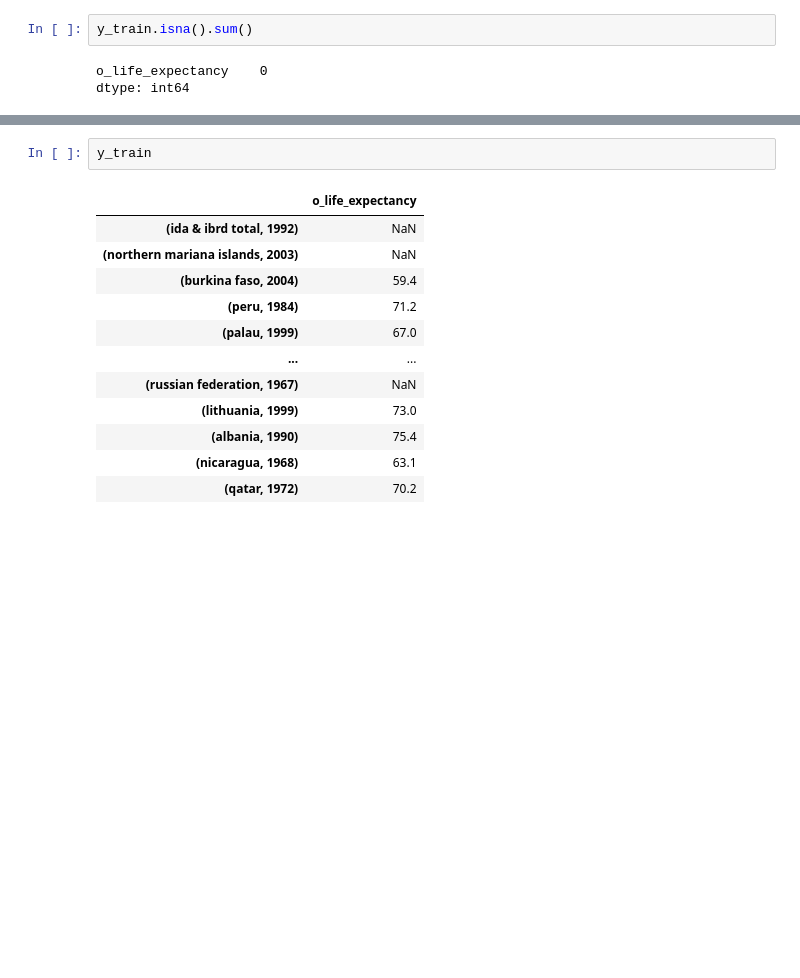
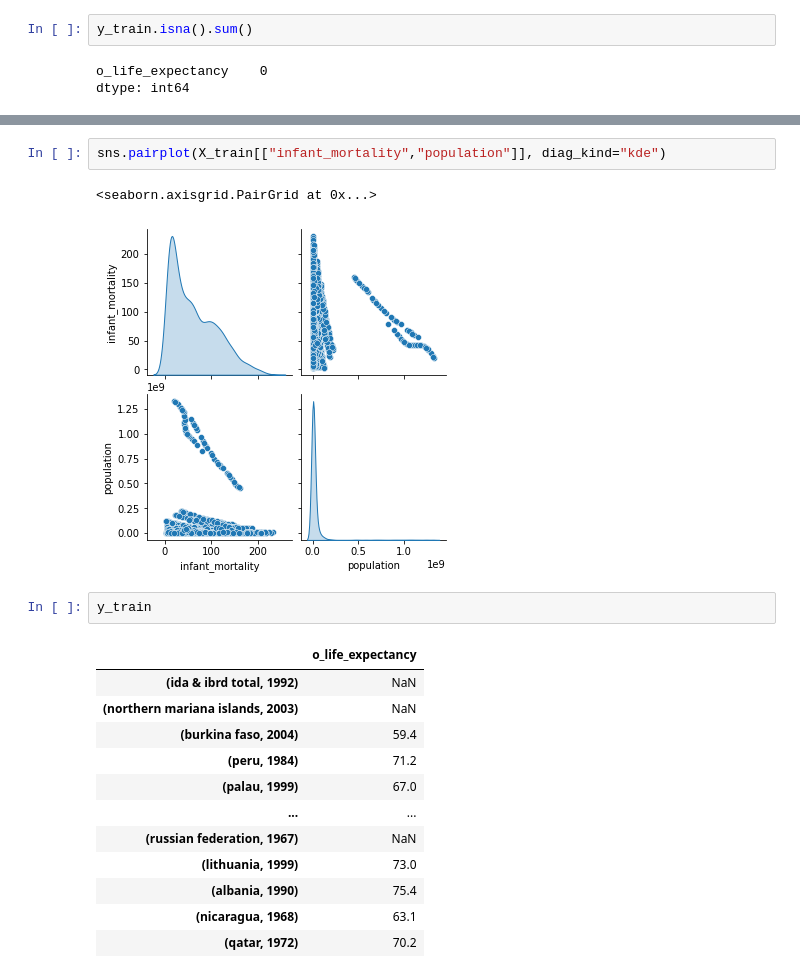
Before and after one commit to jaya-shankar/Human-Development-Prediction, a Jupyter notebook: life_expectancy_model.ipynb, the cells around one changed output, grey strips where cells are left out. Cells and saved outputs as stored; diff of their text form; blank space fills up the shorter version.

```diff
--- a/life_expectancy_model.ipynb
+++ b/life_expectancy_model.ipynb
@@ -197,3 +248,8 @@ dtype: int64
+# %%
+sns.pairplot(X_train[["infant_mortality","population"]], diag_kind="kde")
+# %% [output]
+<seaborn.axisgrid.PairGrid at 0x...>
+[figure, added]
 # %%
 y_train
 # %% [output]
```
Also changed, not shown: parts of 12 cells of this notebook.
